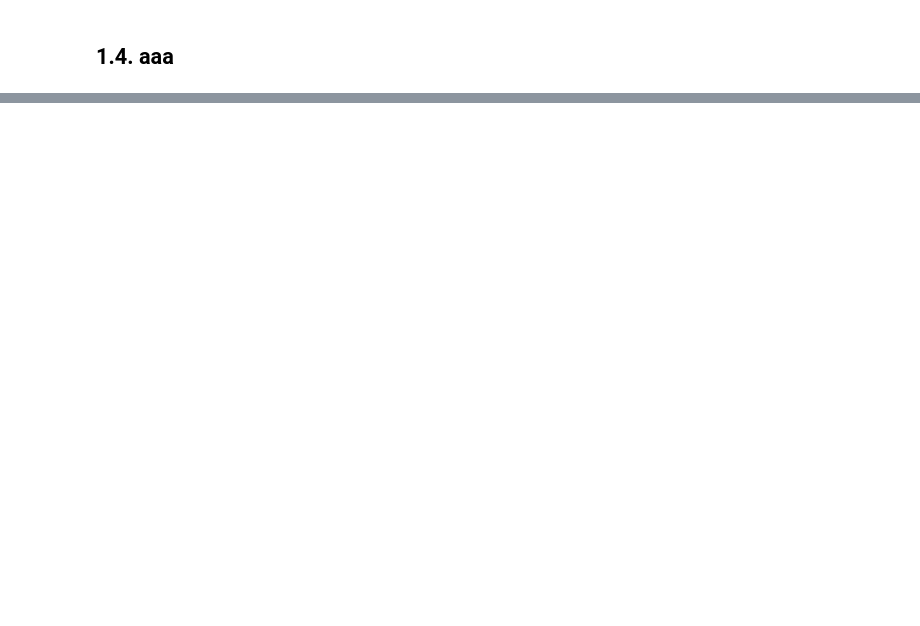
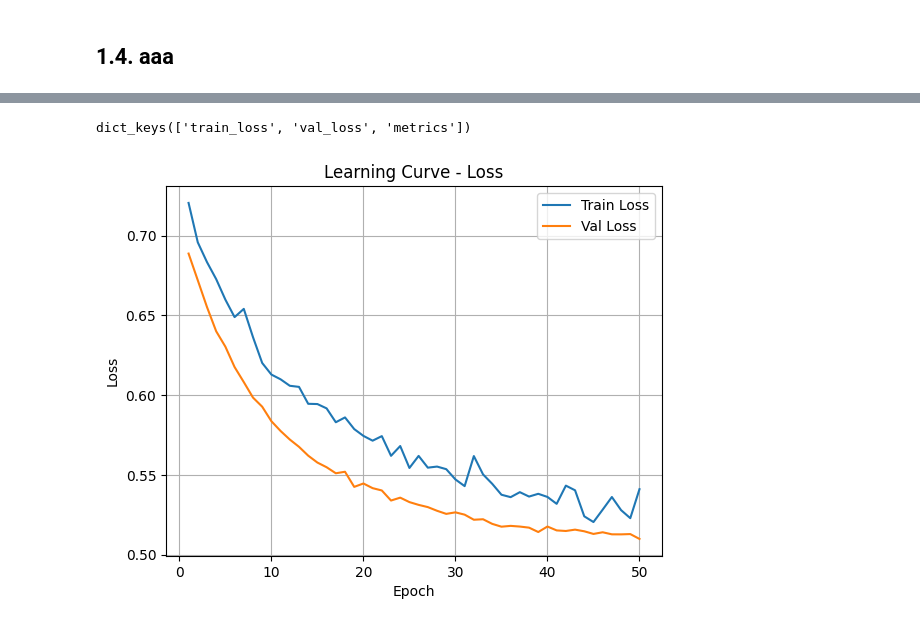
Before and after one commit to MariSegato/UFES-postgraduate-data-science-final-project, a Jupyter notebook: notebooks/model_training.ipynb, the cells around one changed output, grey strips where cells are left out. Cells and saved outputs as stored; diff of their text form; code cells hidden in the pictures; blank space fills up the shorter version.

```diff
--- a/notebooks/model_training.ipynb
+++ b/notebooks/model_training.ipynb
@@ -270,8 +270,7 @@ def train_model(
     optimizer,
     mode="min",
     factor=0.5,
-    patience=4,
-    verbose=True
+    patience=4
   )
 
   best_val_loss = np.inf
@@ -409,7 +408,7 @@ for param in model.fc.parameters():
     param.requires_grad = True
 
 # optimizer = torch.optim.Adam(model.parameters(), lr=1e-4, weight_decay=1e-4)
-optimize = torch.optim.Adam(
+optimizer = torch.optim.Adam(
     model.fc.parameters(),
     lr=1e-4,
     weight_decay=1e-4
@@ -431,0 +509,20 @@ NameError: name 'optimizer' is not defined
+# %%
+print(history.keys())
+# %% [output]
+dict_keys(['train_loss', 'val_loss', 'metrics'])
+# %%
+import matplotlib.pyplot as plt
+
+epochs = range(1, len(history["train_loss"]) + 1)
+
+plt.figure()
+plt.plot(epochs, history["train_loss"], label="Train Loss")
+plt.plot(epochs, history["val_loss"], label="Val Loss")
+plt.xlabel("Epoch")
+plt.ylabel("Loss")
+plt.title("Learning Curve - Loss")
+plt.legend()
+plt.grid(True)
+plt.show()
+# %% [output]
+[figure, added]
```
Also changed, not shown: parts of 6 cells of this notebook.
